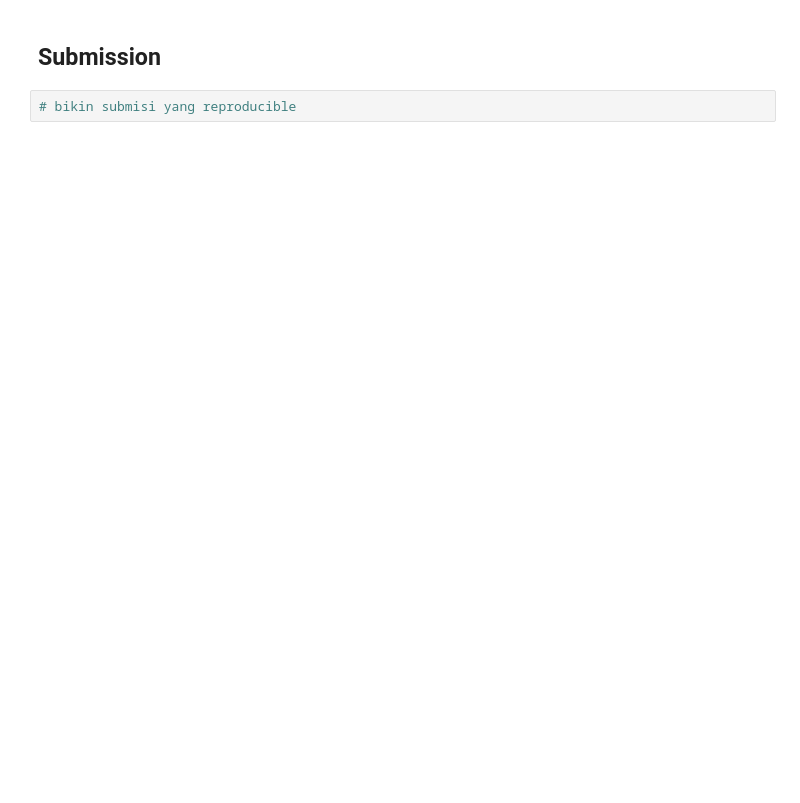
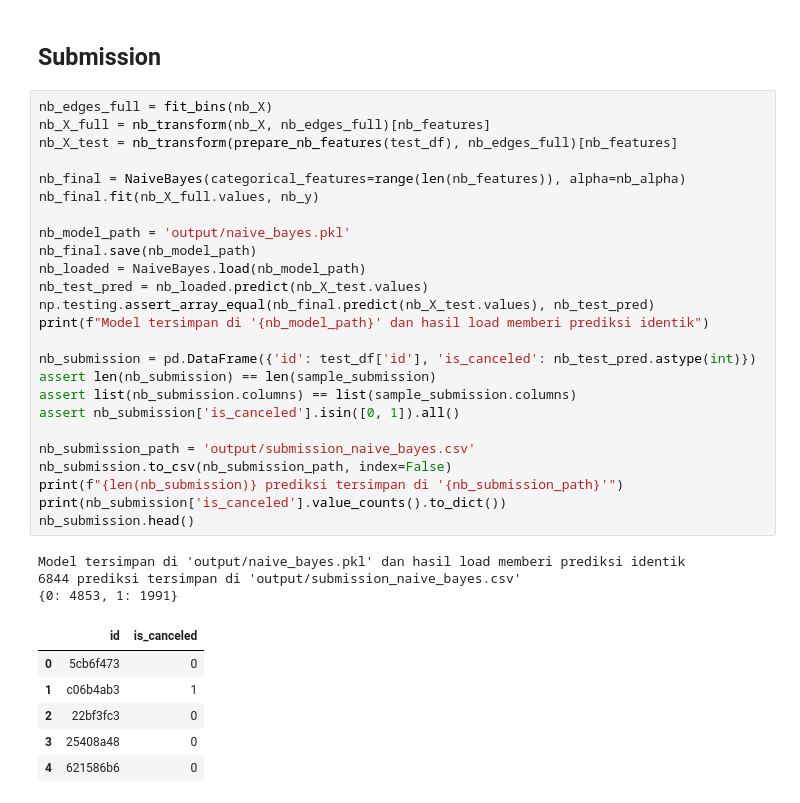
Before and after one commit to ethj0r/IF3170_G06_PhilippsLeatherJacket, a Jupyter notebook: main.ipynb, the cells around one changed output. Cells and saved outputs as stored; diff of their text form; blank space fills up the shorter version.

```diff
--- a/main.ipynb
+++ b/main.ipynb
@@ -459,4 +799,37 @@ Dimensi setelah PCA (mempertahankan 95% varians): 9
 # %% [markdown]
 ## Submission
-# %%
-# bikin submisi yang reproducible
+# %%
+nb_edges_full = fit_bins(nb_X)
+nb_X_full = nb_transform(nb_X, nb_edges_full)[nb_features]
+nb_X_test = nb_transform(prepare_nb_features(test_df), nb_edges_full)[nb_features]
+
+nb_final = NaiveBayes(categorical_features=range(len(nb_features)), alpha=nb_alpha)
+nb_final.fit(nb_X_full.values, nb_y)
+
+nb_model_path = 'output/naive_bayes.pkl'
+nb_final.save(nb_model_path)
+nb_loaded = NaiveBayes.load(nb_model_path)
+nb_test_pred = nb_loaded.predict(nb_X_test.values)
+np.testing.assert_array_equal(nb_final.predict(nb_X_test.values), nb_test_pred)
+print(f"Model tersimpan di '{nb_model_path}' dan hasil load memberi prediksi identik")
+
+nb_submission = pd.DataFrame({'id': test_df['id'], 'is_canceled': nb_test_pred.astype(int)})
+assert len(nb_submission) == len(sample_submission)
+assert list(nb_submission.columns) == list(sample_submission.columns)
+assert nb_submission['is_canceled'].isin([0, 1]).all()
+
+nb_submission_path = 'output/submission_naive_bayes.csv'
+nb_submission.to_csv(nb_submission_path, index=False)
+print(f"{len(nb_submission)} prediksi tersimpan di '{nb_submission_path}'")
+print(nb_submission['is_canceled'].value_counts().to_dict())
+nb_submission.head()
+# %% [output]
+Model tersimpan di 'output/naive_bayes.pkl' dan hasil load memberi prediksi identik
+6844 prediksi tersimpan di 'output/submission_naive_bayes.csv'
+{0: 4853, 1: 1991}
+|  | id | is_canceled |
+| 0 | 5cb6f473 | 0 |
+| 1 | c06b4ab3 | 1 |
+| 2 | 22bf3fc3 | 0 |
+| 3 | 25408a48 | 0 |
+| 4 | 621586b6 | 0 |
```
Also changed, not shown: parts of 17 cells of this notebook.
